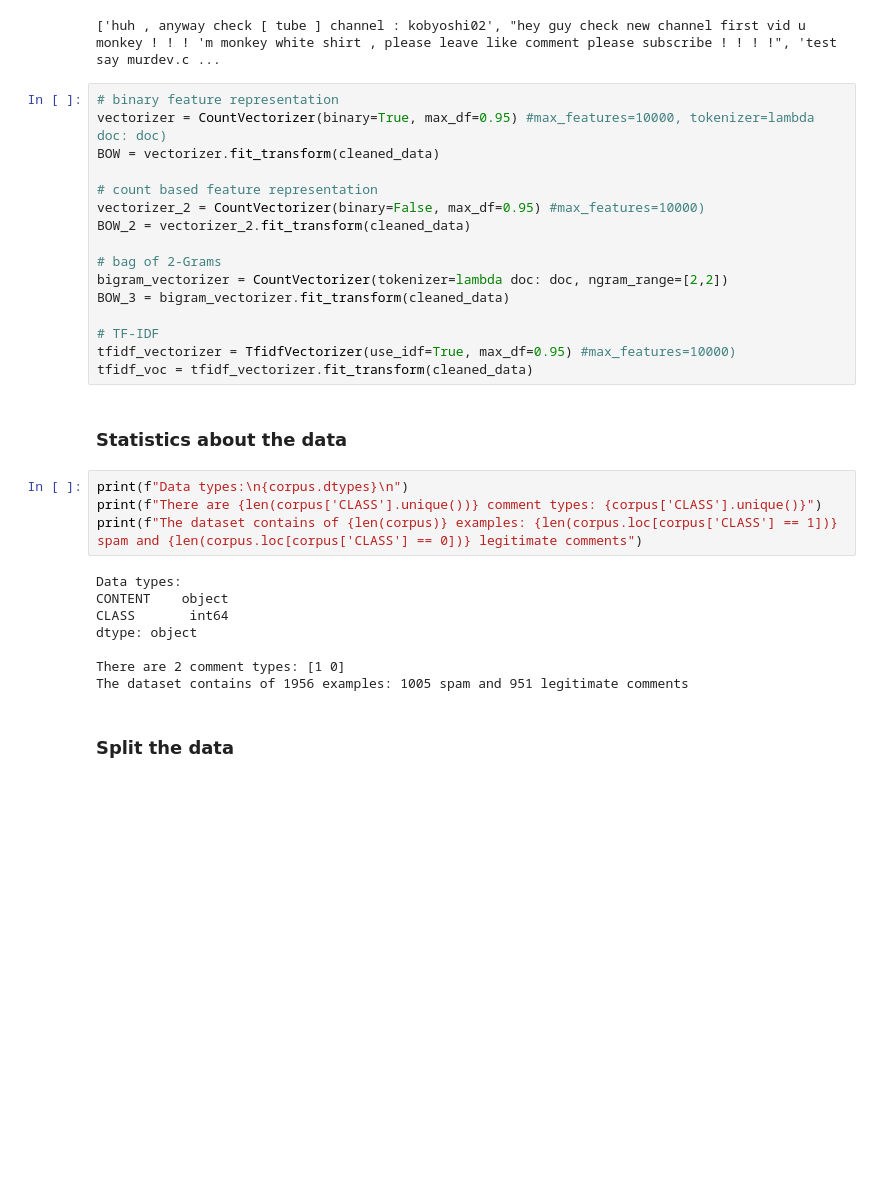
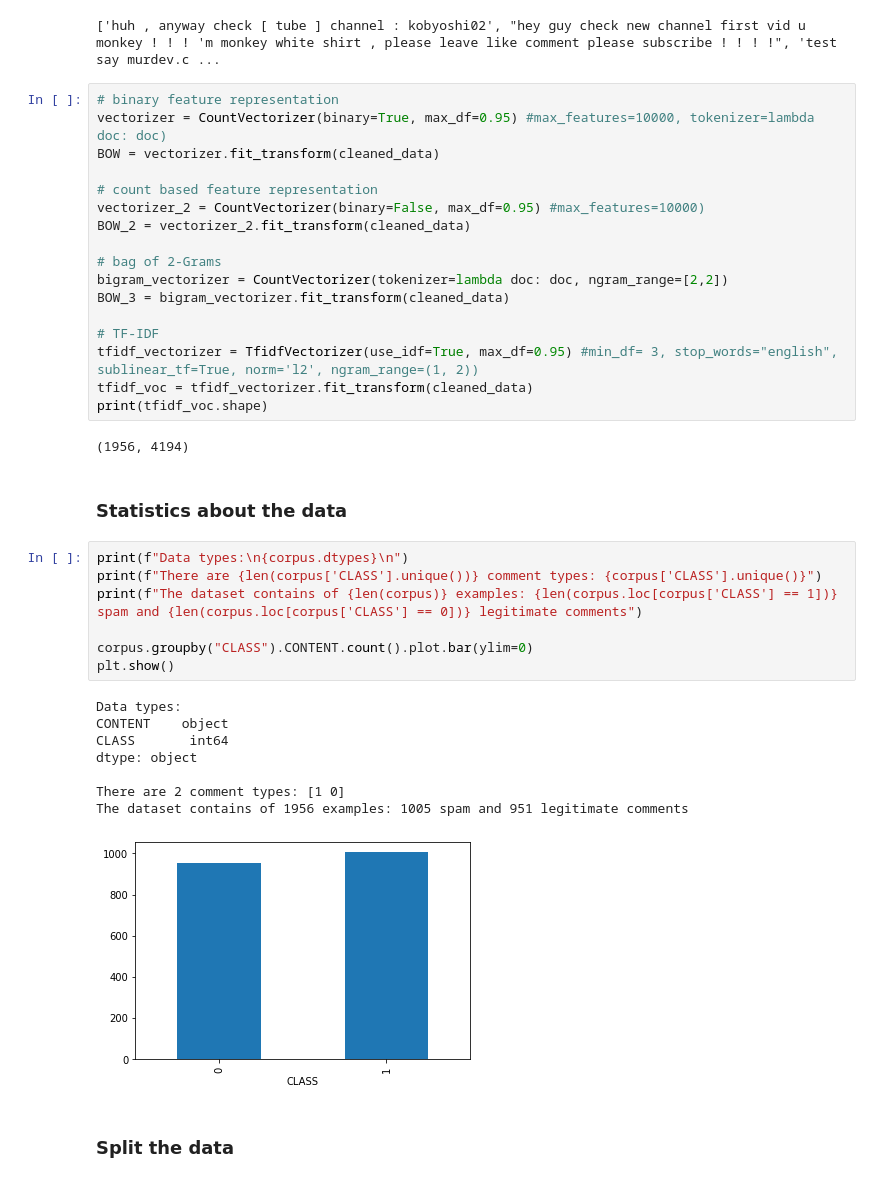
Before and after one commit to padieul/yt_spam_scanner, a Jupyter notebook: models/logistic-regression.ipynb, the cells around one changed output. Saved outputs shown, nothing was run; the diff lists cells and outputs as text; blank space fills up the shorter version.

```diff
--- a/models/logistic-regression.ipynb
+++ b/models/logistic-regression.ipynb
@@ -107,22 +107,29 @@ bigram_vectorizer = CountVectorizer(tokenizer=lambda doc: doc, ngram_range=[2,2]
 BOW_3 = bigram_vectorizer.fit_transform(cleaned_data)
 
 # TF-IDF
-tfidf_vectorizer = TfidfVectorizer(use_idf=True, max_df=0.95) #max_features=10000)
+tfidf_vectorizer = TfidfVectorizer(use_idf=True, max_df=0.95) #min_df= 3, stop_words="english", sublinear_tf=True, norm='l2', ngram_range=(1, 2))
 tfidf_voc = tfidf_vectorizer.fit_transform(cleaned_data)
+print(tfidf_voc.shape)
+# %% [output]
+(1956, 4194)
 # %% [markdown]
 ### Statistics about the data
 # %%
 print(f"Data types:\n{corpus.dtypes}\n")
 print(f"There are {len(corpus['CLASS'].unique())} comment types: {corpus['CLASS'].unique()}")
 print(f"The dataset contains of {len(corpus)} examples: {len(corpus.loc[corpus['CLASS'] == 1])} spam and {len(corpus.loc[corpus['CLASS'] == 0])} legitimate comments")
+
+corpus.groupby("CLASS").CONTENT.count().plot.bar(ylim=0)
+plt.show()
 # %% [output]
 Data types:
 CONTENT    object
 CLASS       int64
 dtype: object
 
 There are 2 comment types: [1 0]
 The dataset contains of 1956 examples: 1005 spam and 951 legitimate comments
+[figure, added]
 # %% [markdown]
 ### Split the data
 # %%
```
Also changed, not shown: parts of 2 cells of this notebook.
